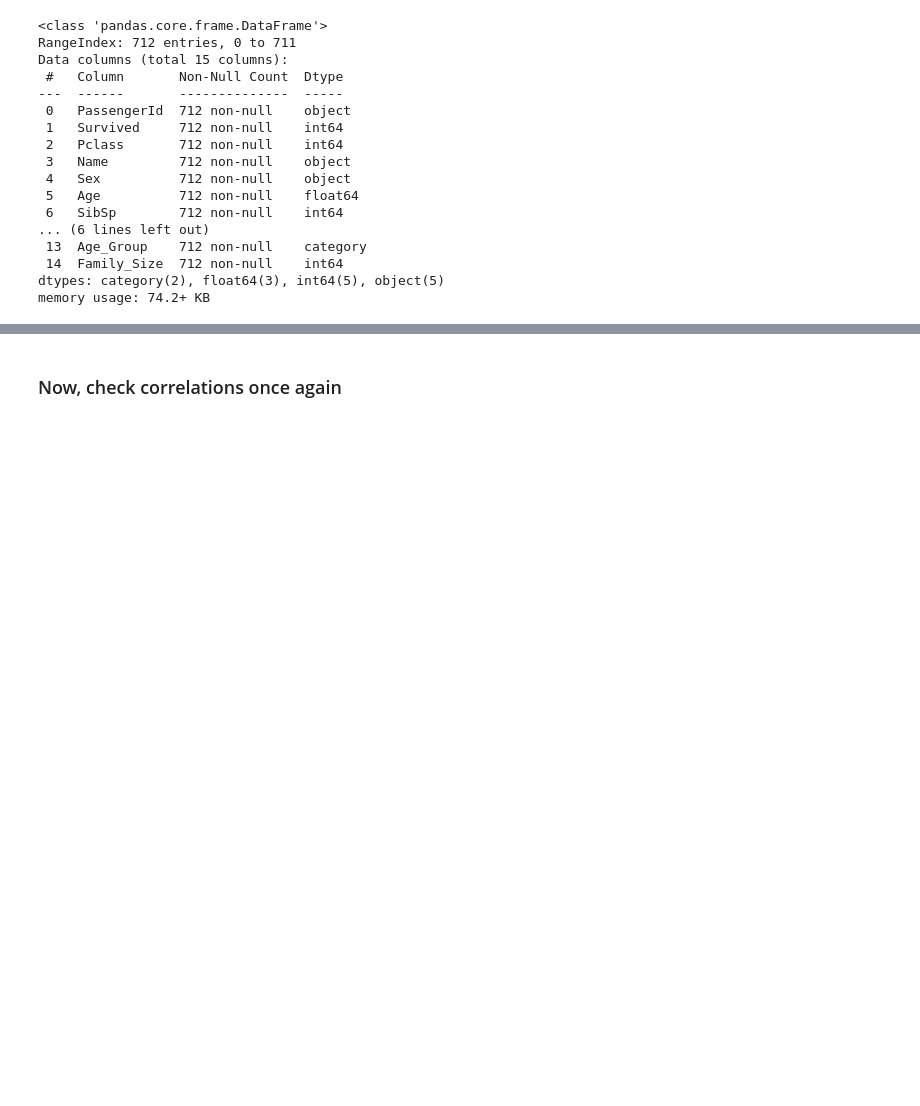
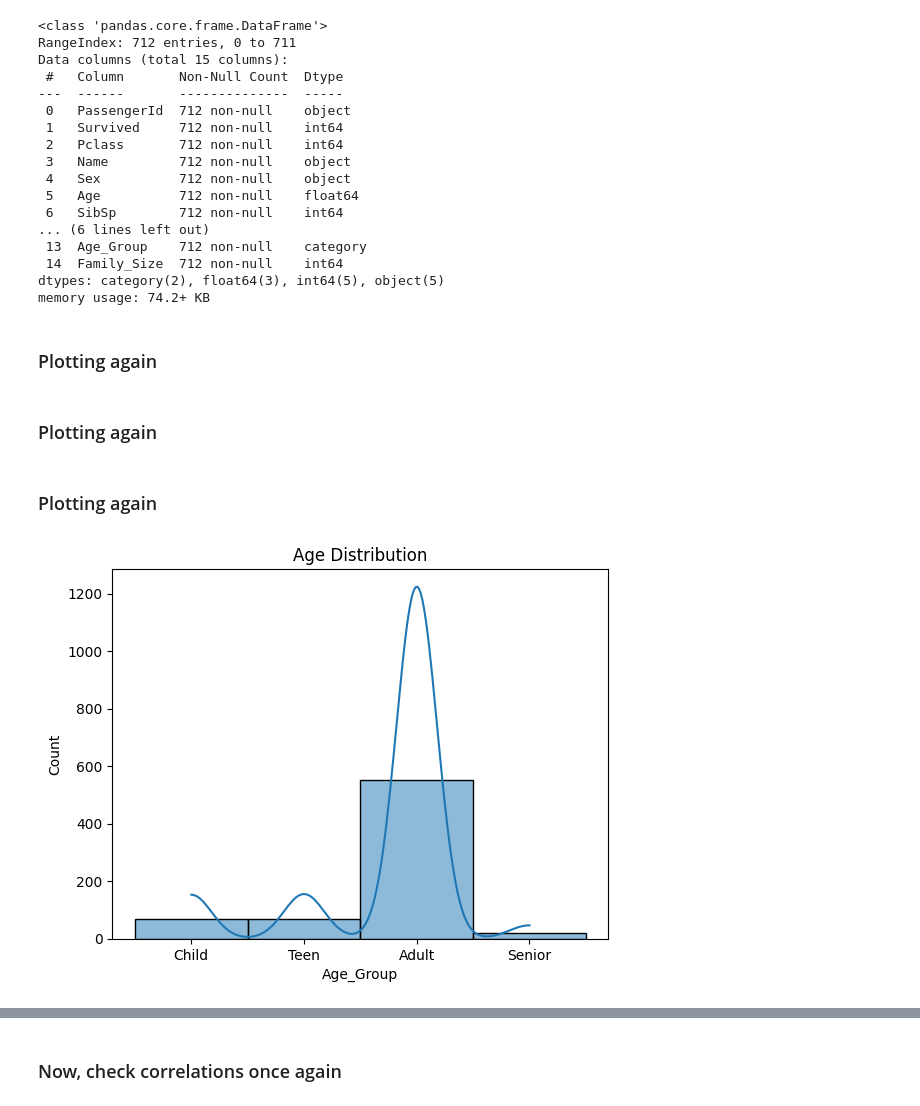
Before and after one commit to Pandey23000Om/titanic-ml-deployment, a Jupyter notebook: notebook/EDA-1.ipynb, the cells around one changed output, grey strips where cells are left out. Drawn from its saved outputs; the diff is of its cells as text; code cells hidden in the pictures; blank space fills up the shorter version.

```diff
--- a/notebook/EDA-1.ipynb
+++ b/notebook/EDA-1.ipynb
@@ -279,3 +280,15 @@ Data columns (total 15 columns):
  14  Family_Size  712 non-null    int64
 dtypes: category(2), float64(3), int64(5), object(5)
 memory usage: 74.2+ KB
+# %% [markdown]
+### Plotting again
+# %% [markdown]
+### Plotting again
+# %% [markdown]
+### Plotting again
+# %%
+sns.histplot(train_df['Age_Group'], bins=30, kde=True)
+plt.title("Age Distribution")
+plt.show()
+# %% [output]
+[figure, added]
```
Also changed, not shown: parts of 16 cells of this notebook, 3 other files.
